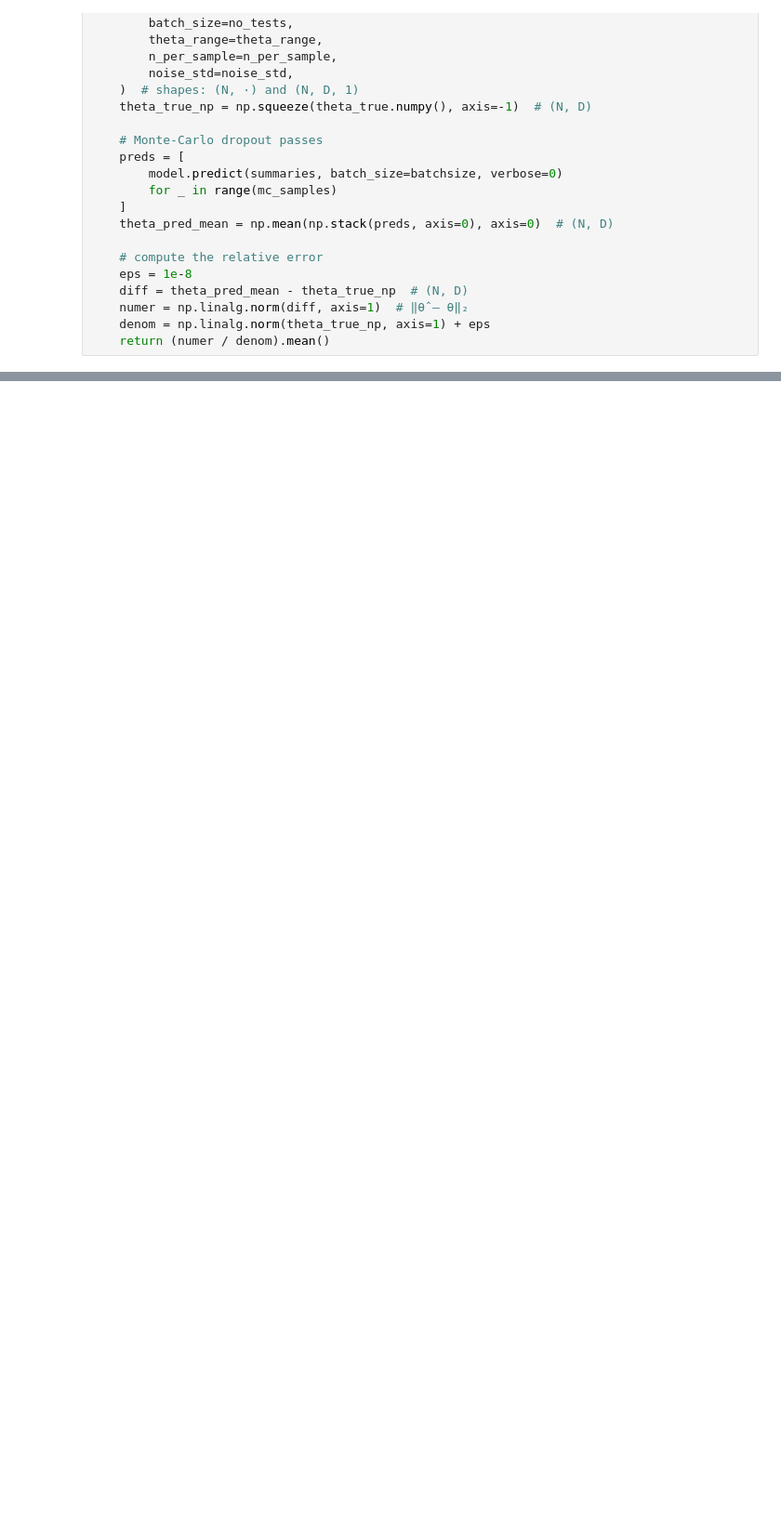
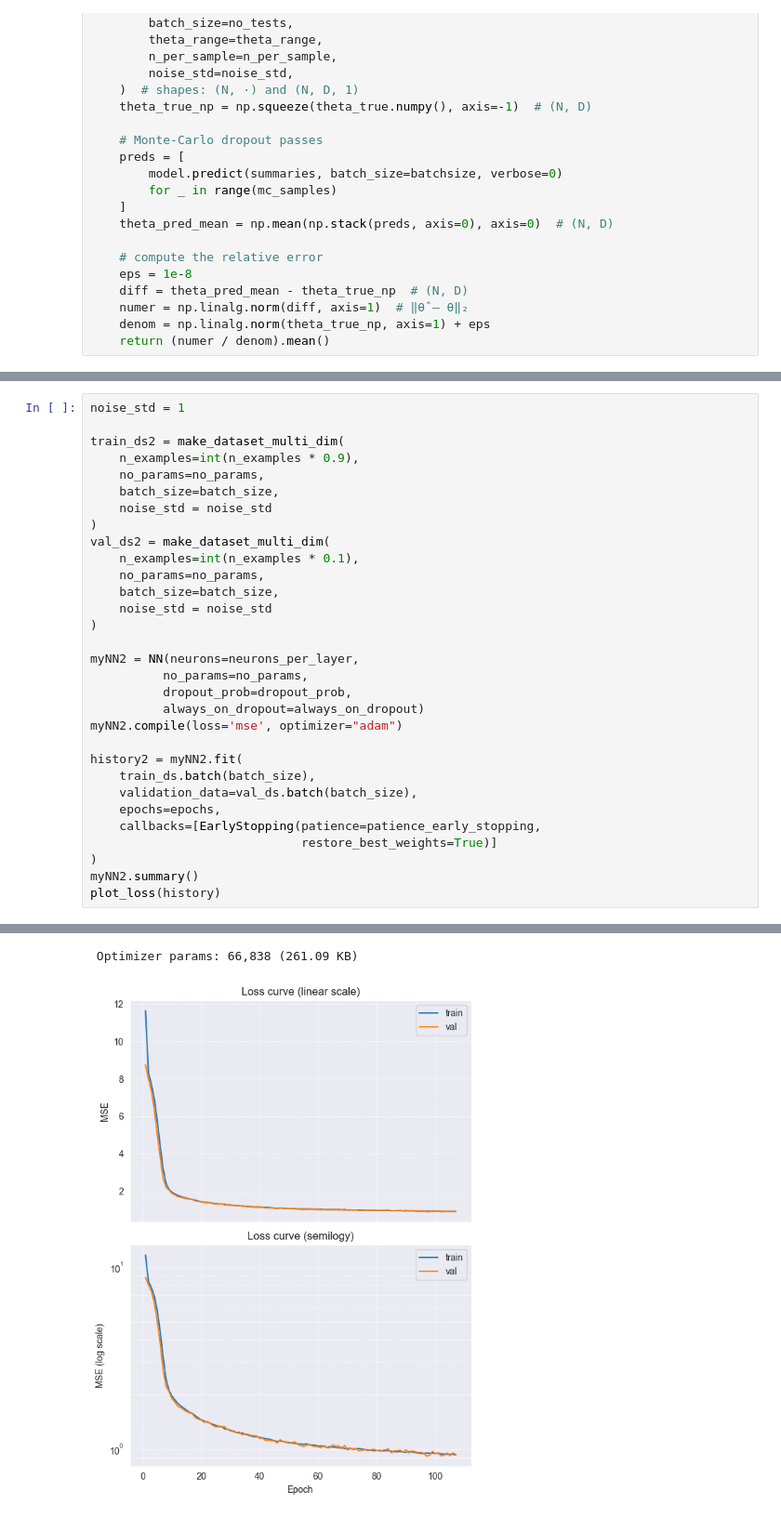
Before and after one commit to ob24-ic/MastersThesis, a Jupyter notebook: SummaryStatisticNN/LinearExampleWithDropout.ipynb, the cells around one changed output, grey strips where cells are left out. Shown: that part at 93% size. Drawn from its saved outputs; the diff is of its cells as text; blank space fills up the shorter version.

```diff
--- a/SummaryStatisticNN/LinearExampleWithDropout.ipynb
+++ b/SummaryStatisticNN/LinearExampleWithDropout.ipynb
@@ -374,0 +394,32 @@ Clip the values using a sigmoid
+# %%
+noise_std = 1
+
+train_ds2 = make_dataset_multi_dim(
+    n_examples=int(n_examples * 0.9),
+    no_params=no_params,
+    batch_size=batch_size,
+    noise_std = noise_std
+)
+val_ds2 = make_dataset_multi_dim(
+    n_examples=int(n_examples * 0.1),
+    no_params=no_params,
+    batch_size=batch_size,
+    noise_std = noise_std
+)
+
+myNN2 = NN(neurons=neurons_per_layer,
+          no_params=no_params,
+          dropout_prob=dropout_prob,
+          always_on_dropout=always_on_dropout)
+myNN2.compile(loss='mse', optimizer="adam")
+
+history2 = myNN2.fit(
+    train_ds.batch(batch_size),
+    validation_data=val_ds.batch(batch_size),
+    epochs=epochs,
+    callbacks=[EarlyStopping(patience=patience_early_stopping,
+                             restore_best_weights=True)]
+)
+myNN2.summary()
+plot_loss(history)
+# %% [output]
@@ -374,0 +460,2 @@ Clip the values using a sigmoid
+ Optimizer params: 66,838 (261.09 KB)
+[figure, added]
```
Also changed, not shown: parts of 17 cells of this notebook.
